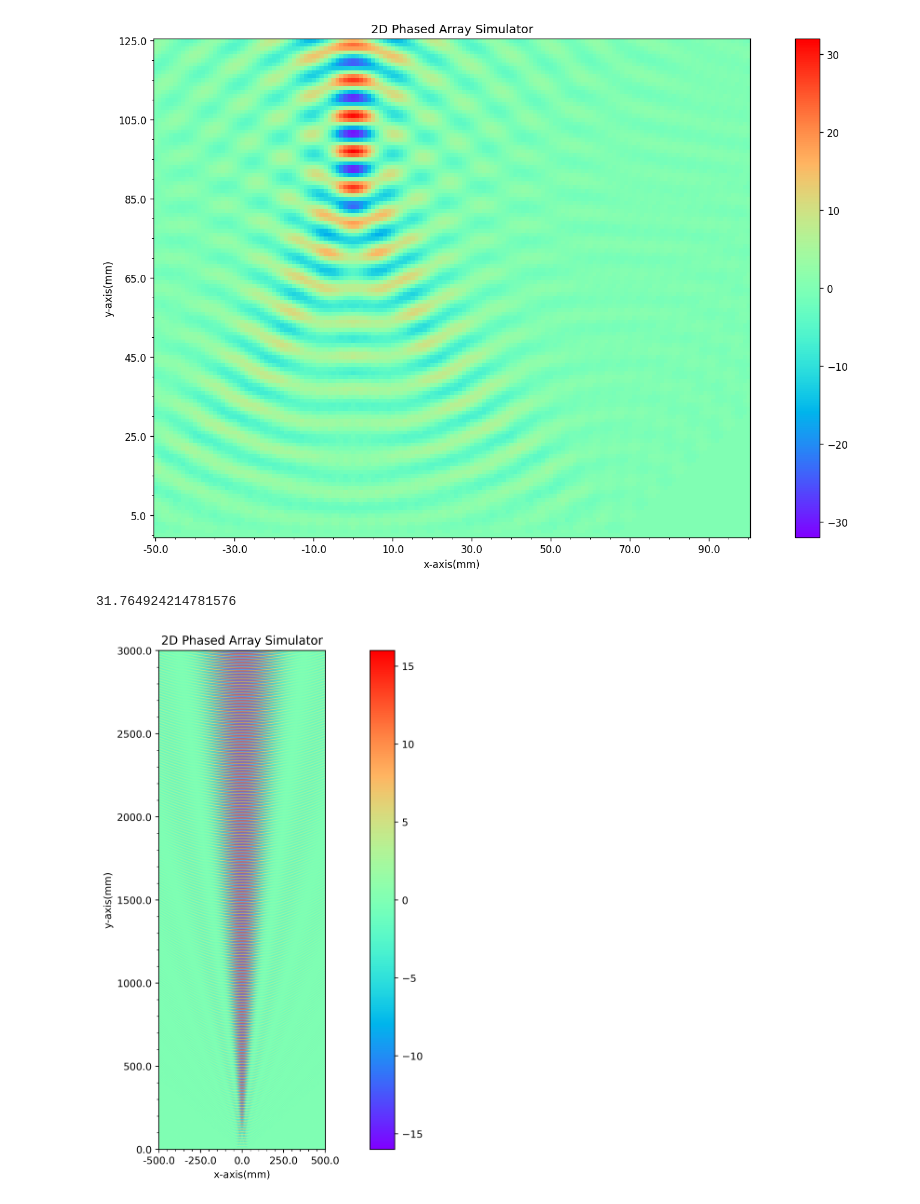
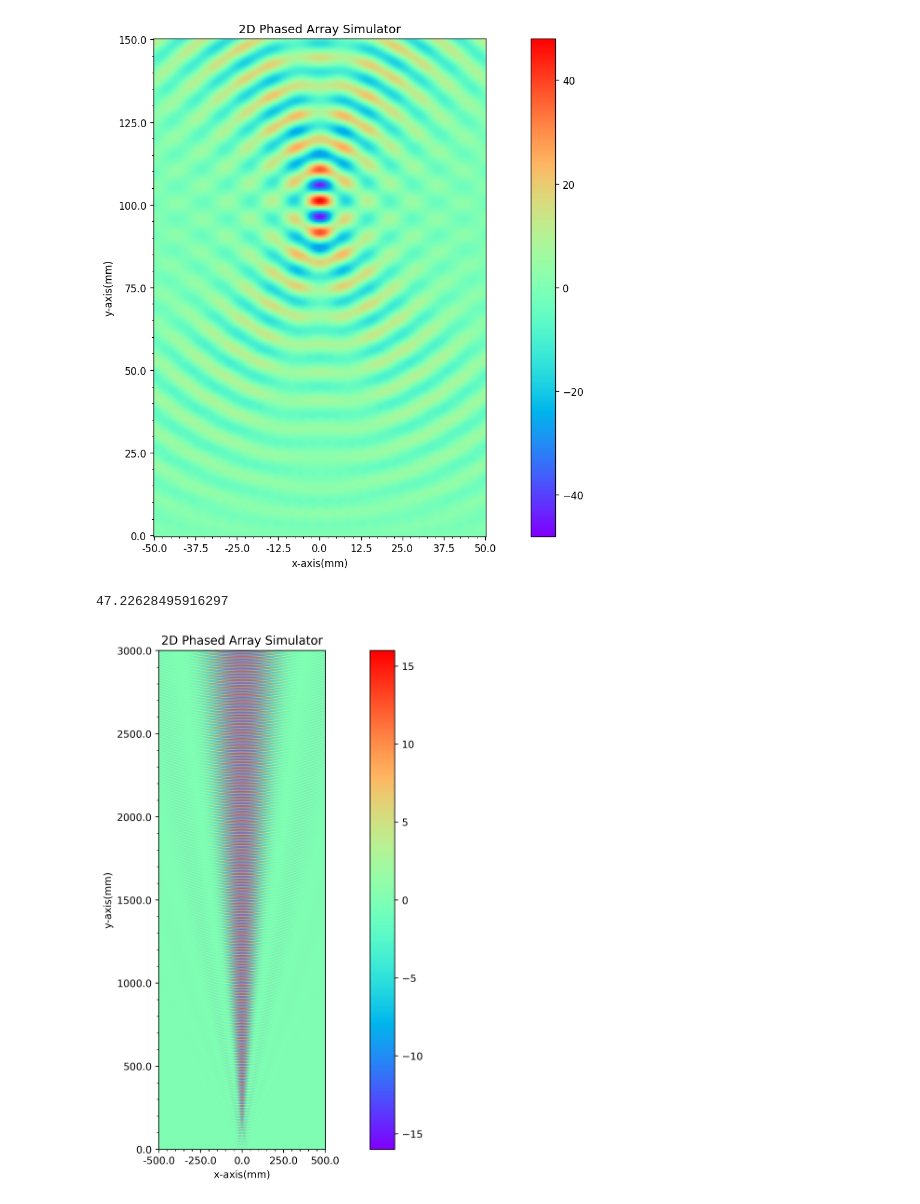
Before and after one commit to ShotaSasaki-HCU/Prog2kakushin, a Jupyter notebook: work2.ipynb, the cells around one changed output. Cells and saved outputs as stored; diff of their text form; code cells hidden in the pictures.

```diff
--- a/work2.ipynb
+++ b/work2.ipynb
@@ -9,26 +9,21 @@ import numpy as np
 import matplotlib.pyplot as plt
 import matplotlib.ticker as ticker
 
-range_x_R = 100 # x軸方向レンジ右(mm)
+range_x_R = 50 # x軸方向レンジ右(mm)
 range_x_L = -50 # x軸方向レンジ左(mm)
-range_y_T = 125 # y軸方向レンジ上(mm)
+range_y_T = 150 # y軸方向レンジ上(mm)
 range_y_B = 0 # y軸方向レンジ下(mm)
-calc_width = 1 # 計算幅(mm)
+calc_width = 0.5 # 計算幅(mm)
 
 A = 1 # 送信波の振幅(mm)
 f = 40000 # 送信波の周波数(Hz)
-t = 0.0 # 時間(s)
+t = 0 # 時間(s)
 v = 340.29 * 1000 # 送信波の速さ(mm/s)
 
-tr_num = 32 # 送信素子数（個）
+tr_num = 16 * 3 # 送信素子数（個）
 tr_directivity = np.deg2rad(95) # 送信素子指向性(rad)
 tr_clearance = (v / f) / 2 # 送信素子間隔(mm)
 tr_x_coord = [] # 送信素子のx座標（y座標は0で固定）
-
-beam_direction = np.deg2rad(90) # 合成波の指向方向(rad)
-
-# 指定されたレンジを満たす（必要最小限は超える）Numpy２次元配列を0埋めで作成する。
-sim_result = np.zeros((int(np.ceil((range_y_T - range_y_B) / calc_width) + 1), int(np.ceil((range_x_R - range_x_L) / calc_width) + 1)))
 
 # 送信素子をx軸上に原点が中心となる様に配置する。それらの座標を計算してtr_x_coordに格納する。
 if (tr_num % 2) == 1: # 送信素子数が奇数個のとき
@@ -38,15 +33,23 @@ else: # 送信素子数が偶数個のとき
   for n in range(0, tr_num):
     tr_x_coord.append(-(((tr_num // 2) * tr_clearance) - (tr_clearance / 2)) + (n * tr_clearance))
 
+# ビームフォーミングモード
+beam_direction = np.deg2rad(90) # 合成波の指向方向(rad)
+
+# 集束モード
+convergent_point = (0, 100) # 集束点の座標
+d_ini = np.linalg.norm(np.array([convergent_point[0], convergent_point[1]]) - np.array([tr_x_coord[0], 0])) # 左端の送信素子と集束点の距離
+
+# 指定されたレンジを満たす（必要最小限は超える）Numpy２次元配列を0埋めで作成する。
+sim_result = np.zeros((int(np.ceil((range_y_T - range_y_B) / calc_width) + 1), int(np.ceil((range_x_R - range_x_L) / calc_width) + 1)))
+
 calc_x = range_x_L # 計算するx座標を初期化
 calc_y = range_y_T # 計算するy座標を初期化
 row = 0 # 行インデックス初期化
 column = 0 # 列インデックス初期化
-convergent_point = (0, 100)
-d_ini = np.linalg.norm(np.array([convergent_point[0], convergent_point[1]]) - np.array([tr_x_coord[0], 0]))
 for num in range(0, tr_num): # 送信素子それぞれについて左端から順次計算していく。
-  # phase_diff = num * tr_clearance * np.sin(beam_direction - (np.pi / 2)) # 位相差（距離）
-  phase_diff = np.linalg.norm(np.array([convergent_point[0], convergent_point[1]]) - np.array([tr_x_coord[num], 0])) - d_ini
+  # phase_diff = num * tr_clearance * np.sin(beam_direction - (np.pi / 2)) # 位相差（距離）（ビームフォーミングモード）
+  phase_diff = np.linalg.norm(np.array([convergent_point[0], convergent_point[1]]) - np.array([tr_x_coord[num], 0])) - d_ini # 位相差（距離）（集束モード）
   while calc_y > (range_y_B - calc_width):
     while calc_x < (range_x_R + calc_width):
       vec = np.array([calc_x, calc_y]) - np.array([tr_x_coord[num], 0]) # (計算座標) - (送信素子の座標)
@@ -57,35 +60,35 @@ for num in range(0, tr_num): # 送信素子それぞれについて左端から
       column += 1
     calc_x = range_x_L # 計算するx座標を初期化
     column = 0 # 列インデックス初期化
     calc_y -= calc_width # 次の計算座標へ（y軸の負方向へ）
     row += 1
   calc_y = range_y_T # 計算するy座標を初期化
   row = 0 # 行インデックス初期化
 
 # ここからヒートマップの表示設定
 fig, ax = plt.subplots(figsize=(16, 9), dpi=120)
 im = ax.imshow(sim_result, cmap='rainbow', aspect='equal', vmin=-A*tr_num, vmax=A*tr_num)
 plt.colorbar(im)
 # x軸目盛りの設定
 ax.set_xticks(np.arange(0, sim_result.shape[1], 1))
 ax.set_xticklabels(np.linspace(range_x_L, range_x_L+(calc_width*(sim_result.shape[1]-1)), sim_result.shape[1]))
 ax.xaxis.set_major_locator(ticker.AutoLocator()) # 過剰に指定された目盛りを自動調整
 ax.xaxis.set_minor_locator(ticker.AutoMinorLocator()) # 副目盛りで主目盛りを自動補完
 # y軸目盛りの設定
 ax.set_yticks(np.arange(sim_result.shape[0]-1, 0-1, -1))
 ax.set_yticklabels(np.linspace(range_y_T-(calc_width*(sim_result.shape[0]-1)), range_y_T, sim_result.shape[0]))
 ax.yaxis.set_major_locator(ticker.AutoLocator()) # 過剰に指定された目盛りを自動調整
 ax.yaxis.set_minor_locator(ticker.AutoMinorLocator()) # 副目盛りで主目盛りを自動補完
 # タイトル・軸ラベルの設定
 ax.set_title('2D Phased Array Simulator')
 ax.set_xlabel('x-axis(mm)')
 ax.set_ylabel('y-axis(mm)')
 plt.show()
 
 print(np.amax(sim_result))
 # %% [output]
-[figure, old version]
+[figure, new version]
-31.764924214781576
+47.22628495916297
 # %%
 # matplotlibの画素数設定などがまずかったとき用
 # 何分もかかる計算を再度行わなくても表示だけ調整できるように。
```
